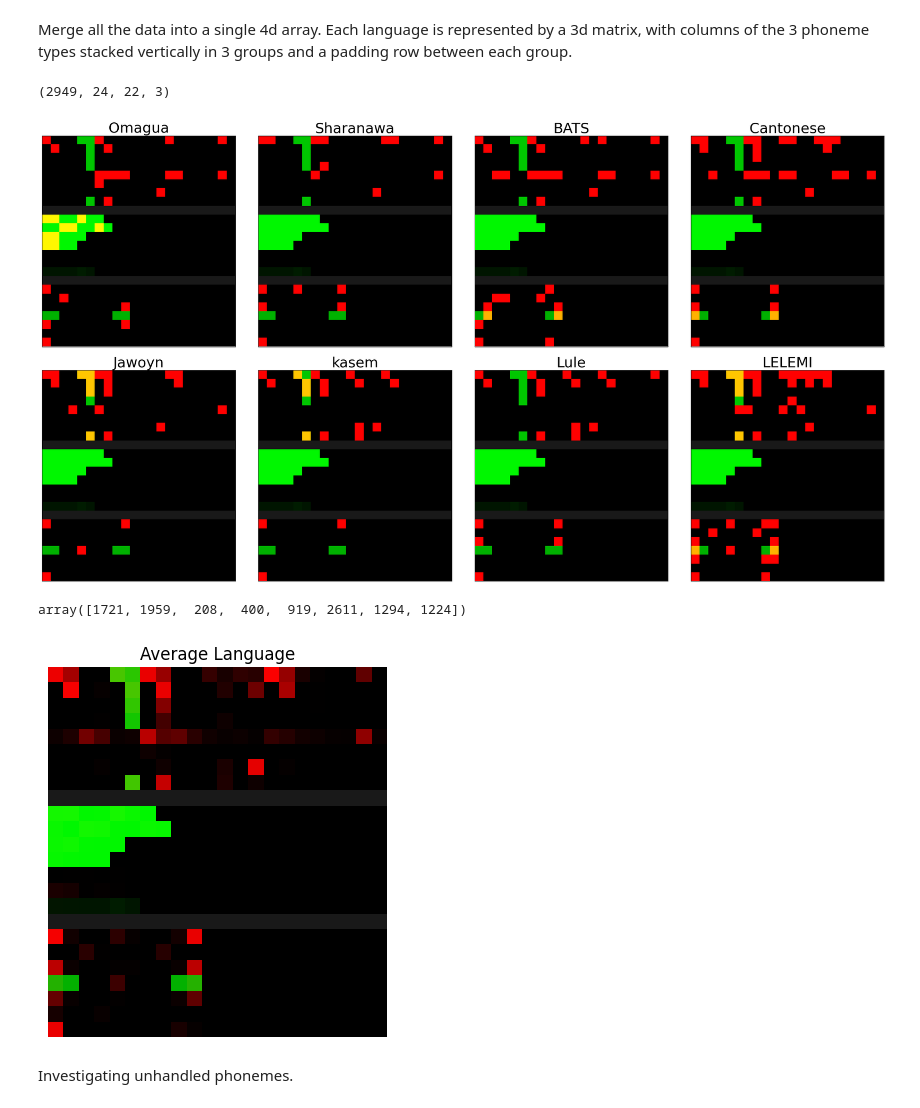
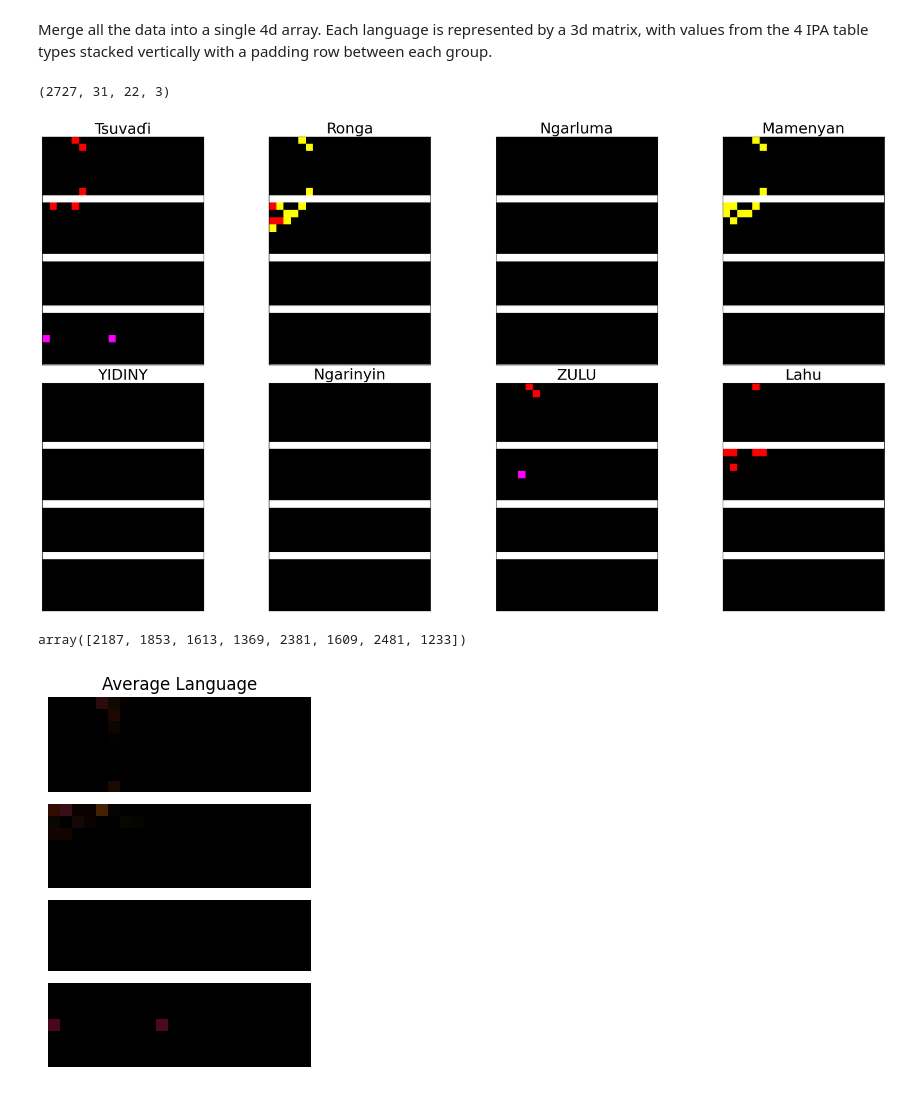
Before and after one commit to Pappa/conlanger, a Jupyter notebook: notebooks/prepare_phoible_data.ipynb, the cells around one changed output. Saved outputs shown, nothing was run; the diff lists cells and outputs as text; code cells hidden in the pictures.

Commit message:
Training data generated

```diff
--- a/notebooks/prepare_phoible_data.ipynb
+++ b/notebooks/prepare_phoible_data.ipynb
@@ -307,63 +556,82 @@ np.save("./data/consonants_non_plumonic.npy", cons_npl_selected)
 np.save("./data/consonants_coarticulated.npy", cons_coart_selected)
 np.save("./data/vowels.npy", vowels_selected)
 # %% [markdown]
-Merge all the data into a single 4d array. Each language is represented by a 3d matrix, with columns of the 3 phoneme types stacked vertically in 3 groups and a padding row between each group.
+Merge all the data into a single 4d array. Each language is represented by a 3d matrix, with values from the 4 IPA table types stacked vertically with a padding row between each group.
 # %%
-max_cols = max(cons_pl_npy.shape[2], cons_npl_npy.shape[2], vowels_npy.shape[2])
-max_value = max(np.max(cons_pl_npy), np.max(cons_npl_npy), np.max(vowels_npy))
+max_cols = max(
+    cons_pl_selected.shape[2],
+    cons_npl_selected.shape[2],
+    cons_coart_selected.shape[2],
+    vowels_selected.shape[2],
+)
+max_value = max(
+    np.max(cons_pl_selected),
+    np.max(cons_npl_selected),
+    np.max(cons_coart_selected),
+    np.max(vowels_selected),
+)
 
 
 def get_padding(arr, max_cols):
     return ((0, 0), (0, 0), (0, max_cols - arr.shape[2]), (0, 0))
 
 
-language_phonemes_npy = np.hstack(
+language_phonemes_selected = np.hstack(
     [
         np.pad(
-            cons_pl_npy,
-            get_padding(cons_pl_npy, max_cols),
+            cons_pl_selected,
+            get_padding(cons_pl_selected, max_cols),
             mode="constant",
         ),
-        np.full((cons_pl_npy.shape[0], 1, max_cols, 3), 0.1),
+        np.full((cons_pl_selected.shape[0], 1, max_cols, 3), 0.1),
         np.pad(
-            cons_npl_npy,
-            get_padding(cons_npl_npy, max_cols),
+            cons_npl_selected,
+            get_padding(cons_npl_selected, max_cols),
             mode="constant",
         ),
-        np.full((cons_pl_npy.shape[0], 1, max_cols, 3), 0.1),
-        np.pad(vowels_npy, get_padding(vowels_npy, max_cols), mode="constant"),
+        np.full((cons_pl_selected.shape[0], 1, max_cols, 3), 0.1),
+        np.pad(
+            cons_coart_selected,
+            get_padding(cons_coart_selected, max_cols),
+            mode="constant",
+        ),
+        np.full((cons_pl_selected.shape[0], 1, max_cols, 3), 0.1),
+        np.pad(
+            vowels_selected, get_padding(vowels_selected, max_cols), mode="constant"
+        ),
     ]
 )
 
-language_phonemes_npy.shape
+language_phonemes_selected.shape
 # %% [output]
-(2949, 24, 22, 3)
+(2727, 31, 22, 3)
 # %%
 import matplotlib.pyplot as plt
 
 r, c = 2, 4
 
 gen = np.random.default_rng()
 sample_indices = gen.choice(unique_names.size, r * c, replace=False)
-samples = language_phonemes_npy[sample_indices]
+samples = language_phonemes_selected[sample_indices]
 sample_names = unique_names[sample_indices]
 
 fig, axs = plt.subplots(r, c, figsize=(22, 12), linewidth=10)
 fig.tight_layout()
 
 cnt = 0
 for i in range(r):
     for j in range(c):
         axs[i, j].set_title(sample_names[cnt][0:20], fontsize=26)
-        axs[i, j].imshow(samples[cnt])
+        enhanced = np.where(samples[cnt] > 0, np.ones(samples[cnt].shape), samples[cnt])
+        axs[i, j].imshow(enhanced)
         axs[i, j].tick_params(
             left=False, right=False, labelleft=False, labelbottom=False, bottom=False
         )
         cnt += 1
 
 plt.show()
 sample_indices
 # %% [output]
-[figure, old version]
+[figure, new version]
-array([1721, 1959,  208,  400,  919, 2611, 1294, 1224])
+array([2187, 1853, 1613, 1369, 2381, 1609, 2481, 1233])
 # %%
@@ -371,10 +639,11 @@ np.save("./data/language_phonemes.npy", language_phonemes_npy)
 # %%
 # what does an average language look like?
-mean_lang = np.mean(language_phonemes_npy, axis=0)
-
-# not required, but just checking that imshow
-# plays nice with an alpha channel
-mean_lang = np.dstack([mean_lang, np.ones((*mean_lang.shape[0:2], 1))])
+enhanced = np.where(
+    language_phonemes_selected > 0,
+    np.ones(language_phonemes_selected.shape),
+    language_phonemes_selected,
+)
+mean_lang = np.mean(enhanced, axis=0)
 
 fig = plt.imshow(
     mean_lang,
@@ -386,6 +655,4 @@ plt.axis("off")
 plt.title("Average Language")
 plt.show()
 # %% [output]
-[figure, old version]
+[figure, new version]
-# %% [markdown]
-Investigating unhandled phonemes.
```
Also changed, not shown: parts of 40 cells of this notebook, 7 other files.
